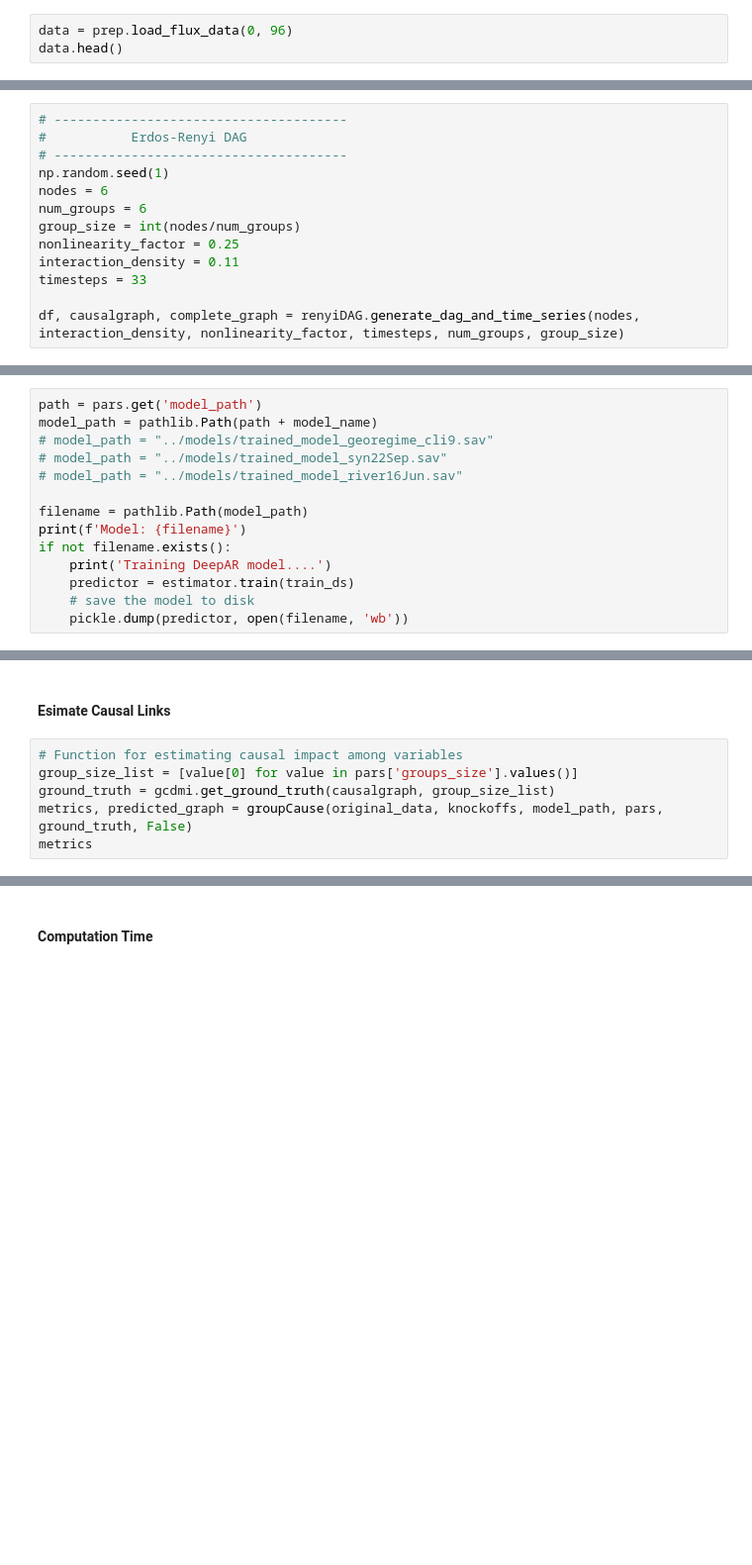
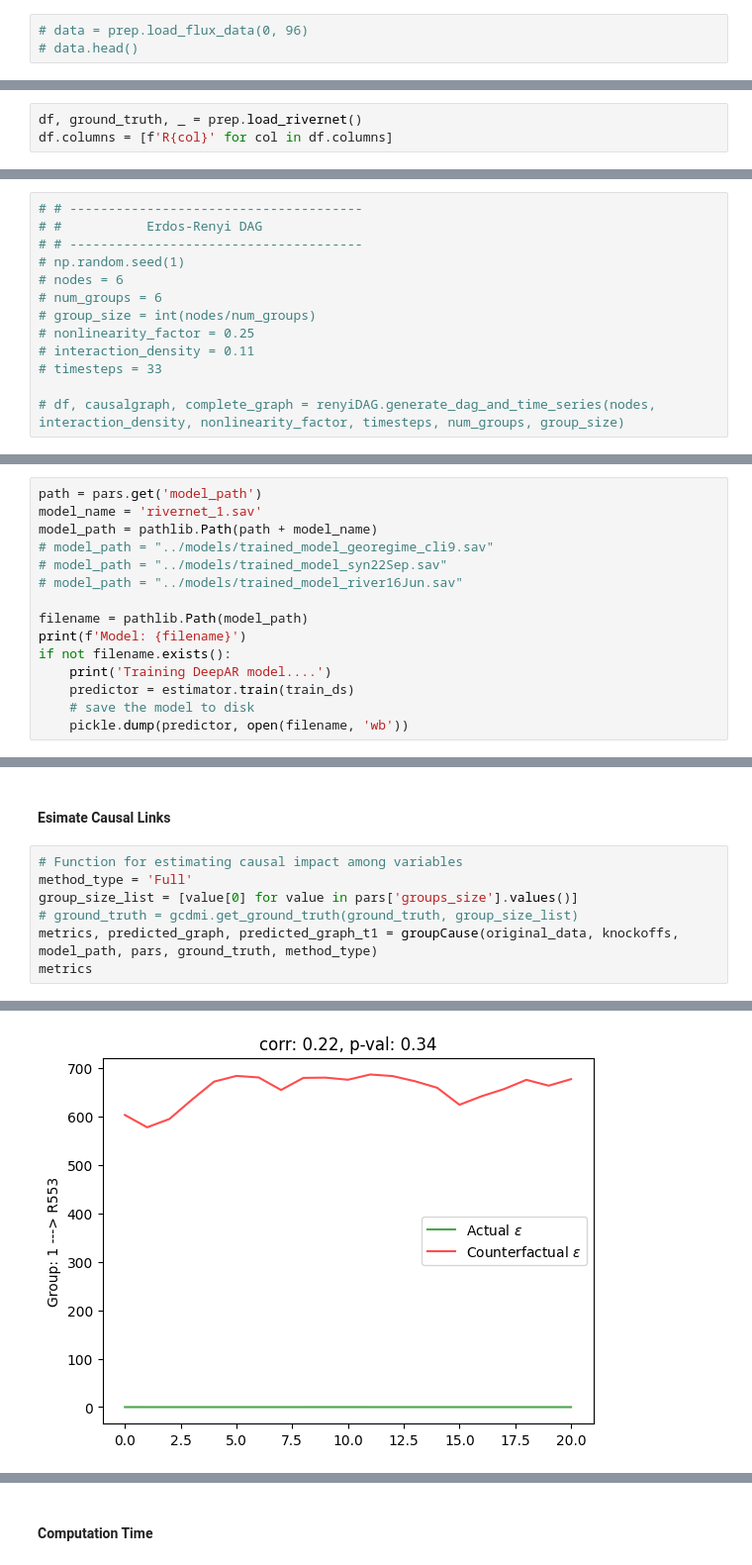
Before and after one commit to wasimahmadpk/gCause, a Jupyter notebook: src/gcdmi_examples.ipynb, the cells around one changed output, grey strips where cells are left out. Shown at 99% size. Drawn from its saved outputs; the diff is of its cells as text; blank space fills up the shorter version.

Commit message:
riverNet Xperimints

```diff
--- a/src/gcdmi_examples.ipynb
+++ b/src/gcdmi_examples.ipynb
@@ -75,3 +59,3 @@ model_name = pars.get('model_name') + '00153'
 # %%
-data = prep.load_flux_data(0, 96)
-data.head()
+# data = prep.load_flux_data(0, 96)
+# data.head()
@@ -115,0 +62,3 @@ data.plot()
+# %%
+df, ground_truth, _ = prep.load_rivernet()
+df.columns = [f'R{col}' for col in df.columns]
@@ -123,15 +85,15 @@ data.plot()
 # # func.corr_heatmap(df)
 # df.head()
 # %%
-# --------------------------------------
-#           Erdos-Renyi DAG
-# --------------------------------------
-np.random.seed(1)
-nodes = 6
-num_groups = 6
-group_size = int(nodes/num_groups)
-nonlinearity_factor = 0.25
-interaction_density = 0.11
-timesteps = 33
+# # --------------------------------------
+# #           Erdos-Renyi DAG
+# # --------------------------------------
+# np.random.seed(1)
+# nodes = 6
+# num_groups = 6
+# group_size = int(nodes/num_groups)
+# nonlinearity_factor = 0.25
+# interaction_density = 0.11
+# timesteps = 33
 
-df, causalgraph, complete_graph = renyiDAG.generate_dag_and_time_series(nodes, interaction_density, nonlinearity_factor, timesteps, num_groups, group_size)
+# df, causalgraph, complete_graph = renyiDAG.generate_dag_and_time_series(nodes, interaction_density, nonlinearity_factor, timesteps, num_groups, group_size)
@@ -193,6 +139,7 @@ estimator = DeepAREstimator(
 ### Load/Train Model
 # %%
 path = pars.get('model_path')
+model_name = 'rivernet_1.sav'
 model_path = pathlib.Path(path + model_name)
 # model_path = "../models/trained_model_georegime_cli9.sav"
 # model_path = "../models/trained_model_syn22Sep.sav"
@@ -217,7 +166,9 @@ knockoffs = obj.Generate_Knockoffs(data_actual, pars)
 #### Esimate Causal Links
 # %%
 # Function for estimating causal impact among variables
+method_type = 'Full'
 group_size_list = [value[0] for value in pars['groups_size'].values()]
-ground_truth = gcdmi.get_ground_truth(causalgraph, group_size_list)
-metrics, predicted_graph = groupCause(original_data, knockoffs, model_path, pars, ground_truth, False)
+# ground_truth = gcdmi.get_ground_truth(ground_truth, group_size_list)
+metrics, predicted_graph, predicted_graph_t1 = groupCause(original_data, knockoffs, model_path, pars, ground_truth, method_type)
 metrics
+# %% [output]
@@ -223,0 +192 @@ metrics
+[figure, added]
```
Also changed, not shown: parts of 12 cells of this notebook, 2 other files.
